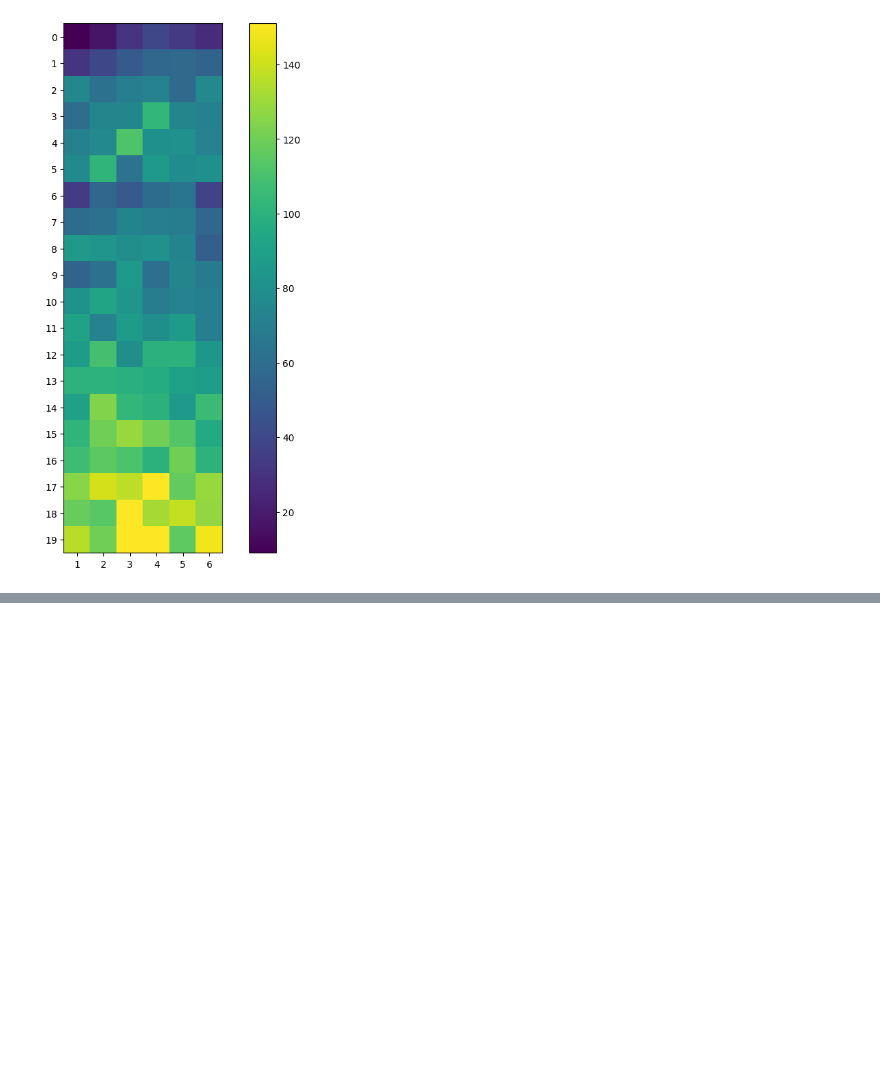
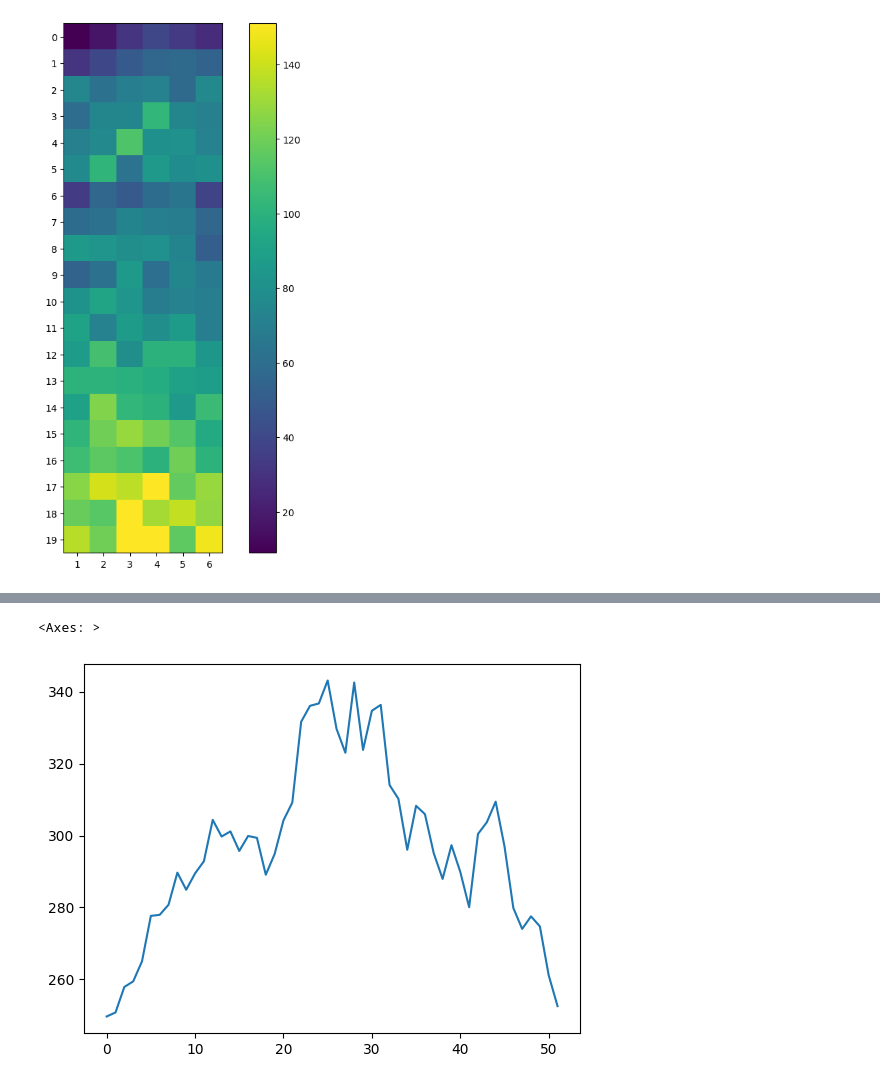
Before and after one commit to Vivek-Joshi17/Data_Visualization, a Jupyter notebook: Matplotlib_advance.ipynb, the cells around one changed output, grey strips where cells are left out. Cells and saved outputs as stored; diff of their text form; code cells hidden in the pictures; blank space fills up the shorter version.

```diff
--- a/Matplotlib_advance.ipynb
+++ b/Matplotlib_advance.ipynb
@@ -307,0 +340,6 @@ plt.colorbar()
+# %%
+# 2d plot
+# dataset  = 'https://raw.githubusercontent.com/m-mehdi/pandas_tutorials/main/weekly_stocks.csv'
+
+stocks = pd.read_csv('https://raw.githubusercontent.com/m-mehdi/pandas_tutorials/main/weekly_stocks.csv')
+stocks.head()
@@ -307,0 +353,6 @@ plt.colorbar()
+# %%
+#line plot
+stocks['MSFT'].plot(kind='line')
+# %% [output]
+<Axes: >
+[figure, added]
```
Also changed, not shown: parts of 20 cells of this notebook.
